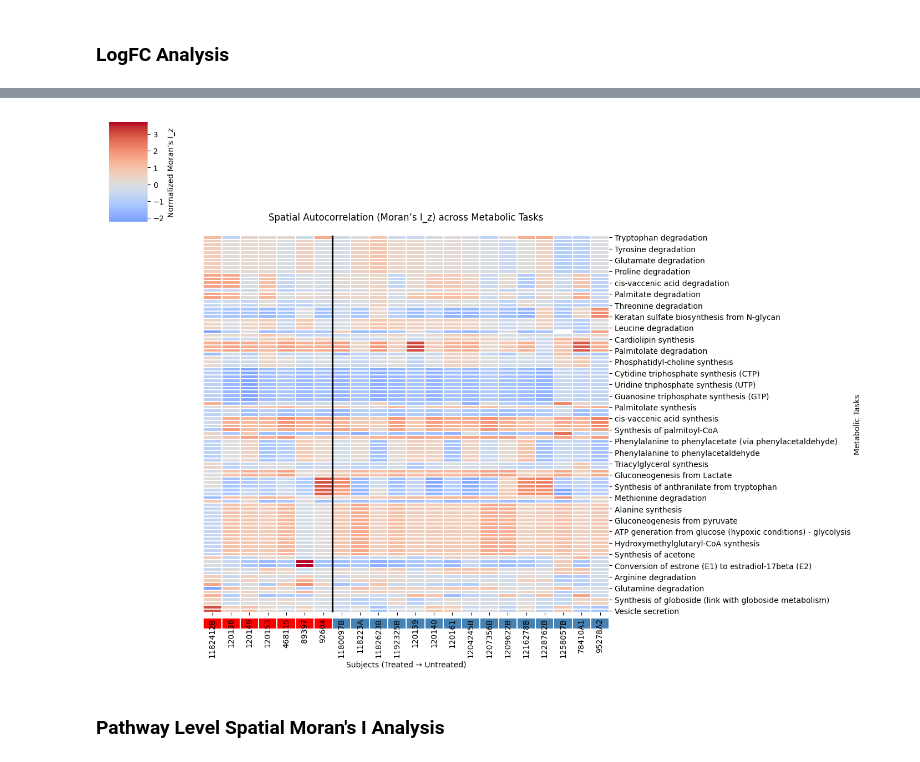
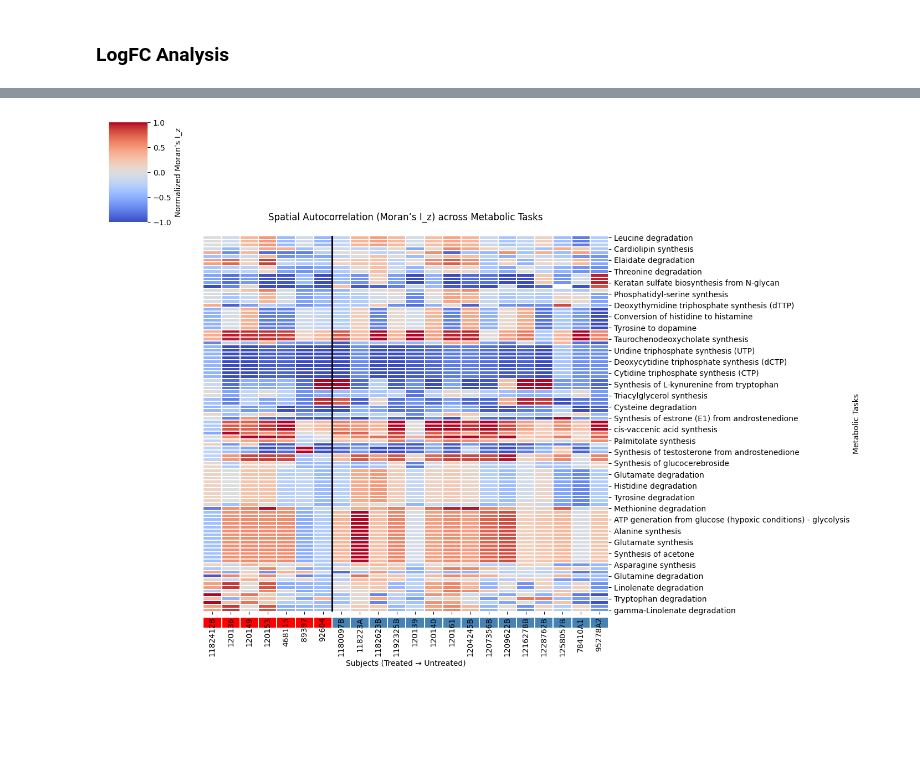
Before and after one commit to sadeghetemad/nanostring-cosmx-spatial-omics-modeling, a Jupyter notebook: analysis/Morans_I_Analysis.ipynb, the cells around one changed output, grey strips where cells are left out. Cells and saved outputs as stored; diff of their text form; code cells hidden in the pictures; blank space fills up the shorter version.

```diff
--- a/analysis/Morans_I_Analysis.ipynb
+++ b/analysis/Morans_I_Analysis.ipynb
@@ -6,8 +7,8 @@ import numpy as np
 # %%
 moran_df = pd.read_csv('data/All_MoranI_combined.csv')
 pathway_df = pd.read_csv('Task_Info_with_CRC_binary.csv')
-moran_df = moran_df.merge(pathway_df[['Task', 'Subsystem']], on='Task', how='left')
-moran_df.rename(columns={'Subsystem': 'Pathway'}, inplace=True)
+moran_df = moran_df.merge(pathway_df[['Task', 'System' ,'Subsystem']], on='Task', how='left')
+moran_df.rename(columns={'System':'Top-level Pathway','Subsystem': 'Detailed Pathway'}, inplace=True)
 moran_df
 # %% [output]
 |  | Task | I | pval_norm | var_norm | pval_norm_fdr_bh | Subject_ID | Treatment_Status | Optimal_k | ... |
@@ -31,9 +33,13 @@ Index(['Task', 'I', 'pval_norm', 'var_norm', 'pval_norm_fdr_bh', 'Subject_ID',
       dtype='object')
 # %%
 # Noramlize Moran's I to get I_z
-moran_df["I_z"] = moran_df.groupby("Subject_ID")["I"].transform(
-    lambda x: (x - x.mean()) / x.std(ddof=0)
-)
+# moran_df["I_z"] = moran_df.groupby("Subject_ID")["I"].transform(
+#     lambda x: (x - x.mean()) / x.std(ddof=0)
+# )
+# %%
+moran_df["I_z"] = moran_df.groupby("Subject_ID")["I"].transform(
+    lambda x: 2 * (x - x.min()) / (x.max() - x.min()) - 1
+)
 # %% [markdown]
 ### Mean Moran's I Normalized Analysis
 # %%
@@ -280,7 +336,7 @@ plt.show()
 # %%
-# Step 1: compute mean I_z per task per treatment
+###### Task level Heatmap Analysis ############
 task_order = (
-    heat_df.groupby(["Task", "Treatment_Status"])["I_z"]
+    moran_df.groupby(["Task", "Treatment_Status"])["I_z"]
     .mean()
     .unstack()
 )
@@ -296,6 +352,12 @@ task_order["logFC"] = np.log2((task_order["Treated"] + eps) / (task_order["Untre
 ordered_tasks = task_order.sort_values("logFC", ascending=False).index
 
 # Step 4: build heatmap matrix (I_z values across subjects)
+heat_df = (
+    moran_df.groupby(["Task", "Subject_ID", "Treatment_Status"])["I_z"]
+    .mean()
+    .reset_index()
+)
+
 heat_pivot = heat_df.pivot_table(
     index="Task",
     columns=["Treatment_Status", "Subject_ID"],
@@ -330,33 +392,31 @@ g = sns.clustermap(
     linewidths=0.3,
     figsize=(14, 10),
     cbar_kws={"label": "Normalized Moran’s I_z"},
 )
 
 # Move the color bar
 col_colors_ax = g.ax_col_colors
 heatmap_ax = g.ax_heatmap
 col_colors_ax.set_position([
     heatmap_ax.get_position().x0,
     heatmap_ax.get_position().y0 - 0.03,
     heatmap_ax.get_position().width,
     0.02
 ])
 
 # Draw vertical line between Treated and Untreated
 g.ax_heatmap.axvline(
     len(treated_cols),
     color="black",
     lw=2.2,
     linestyle="-"
 )
 
 # Labels
 g.ax_heatmap.set_xlabel("Subjects (Treated → Untreated)")
 g.ax_heatmap.set_ylabel("Metabolic Tasks")
 g.ax_heatmap.set_title("Spatial Autocorrelation (Moran’s I_z) across Metabolic Tasks", pad=20)
 
 plt.show()
 # %% [output]
-[figure, old version]
+[figure, new version]
-# %% [markdown]
-### Pathway Level Spatial Moran's I Analysis
```
Also changed, not shown: parts of 18 cells of this notebook, 1 other file.
